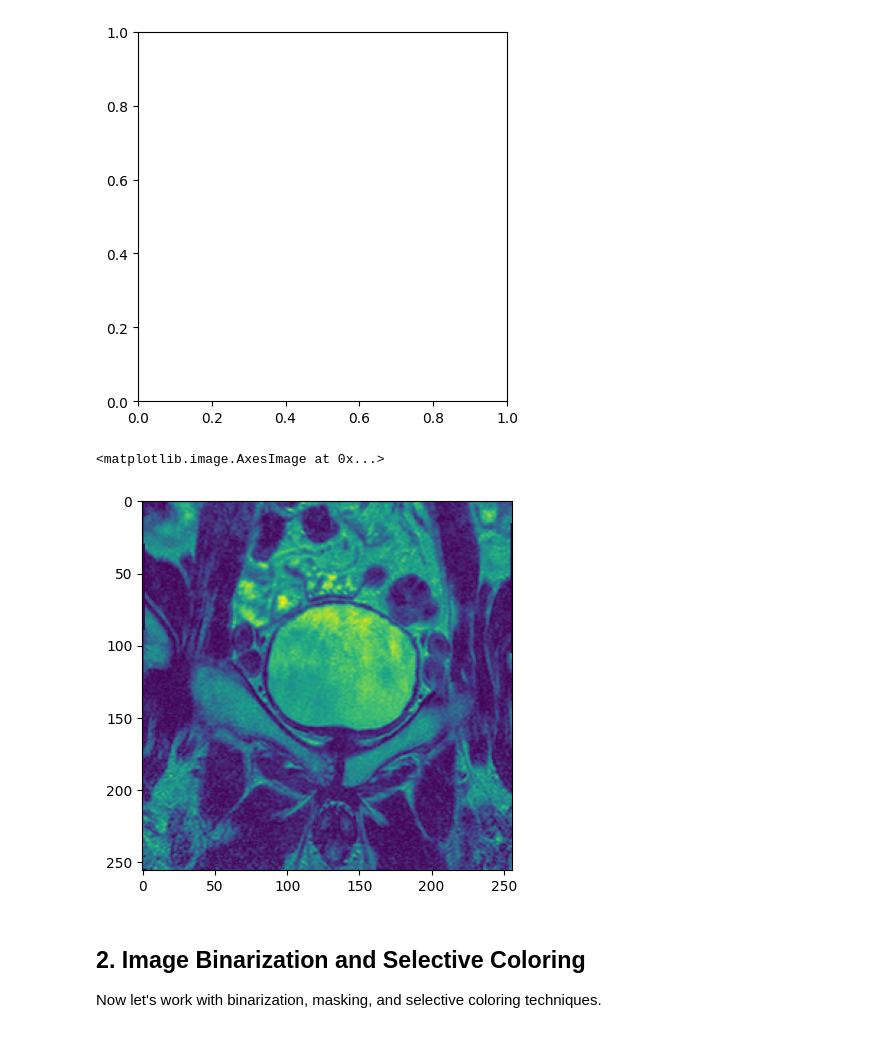
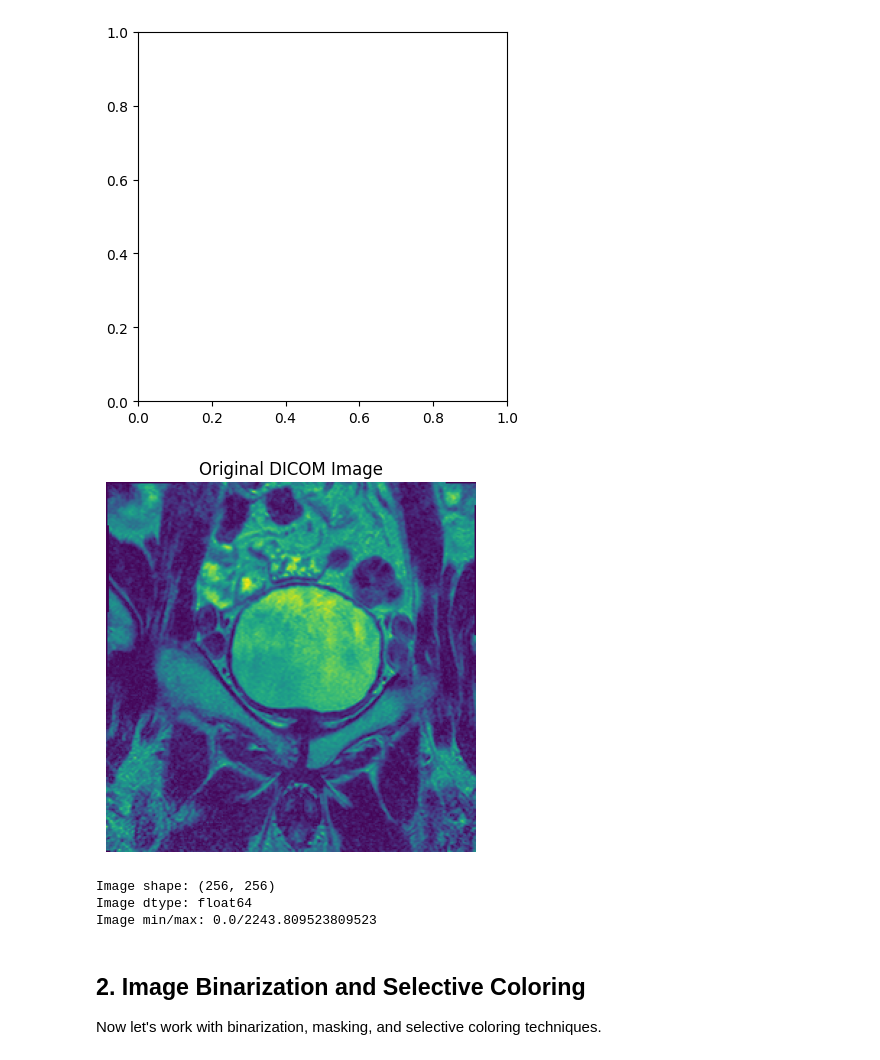
Before and after one commit to UBC-BIOMOD-Computational/Life-Science-Image-Analysis-Workshops-2025-2026, a Jupyter notebook: solutions/lab3_solution.ipynb, the cells around one changed output. Cells and saved outputs as stored; diff of their text form; code cells hidden in the pictures.

```diff
--- a/solutions/lab3_solution.ipynb
+++ b/solutions/lab3_solution.ipynb
@@ -131,19 +138,21 @@ TypeError: Invalid shape (1, 256, 256) for image data
 [figure]
 # %%
 # Try this line:
-plt.imshow(np.squeeze(nda), cmap='gray')
+plt.imshow(np.squeeze(nda))
 plt.title('Original DICOM Image')
 plt.axis('off')
 plt.show()
 
 # Get the squeezed array for further processing
 img_array = np.squeeze(nda)
 print(f"Image shape: {img_array.shape}")
 print(f"Image dtype: {img_array.dtype}")
 print(f"Image min/max: {img_array.min()}/{img_array.max()}")
 # %% [output]
+[figure, new version]
-<matplotlib.image.AxesImage at 0x...>
+Image shape: (256, 256)
+Image dtype: float64
+Image min/max: 0.0/2243.809523809523
-[figure, old version]
 # %% [markdown]
 ## 2. Image Binarization and Selective Coloring
 
```
Also changed, not shown: parts of 14 cells of this notebook, 2 other files.
